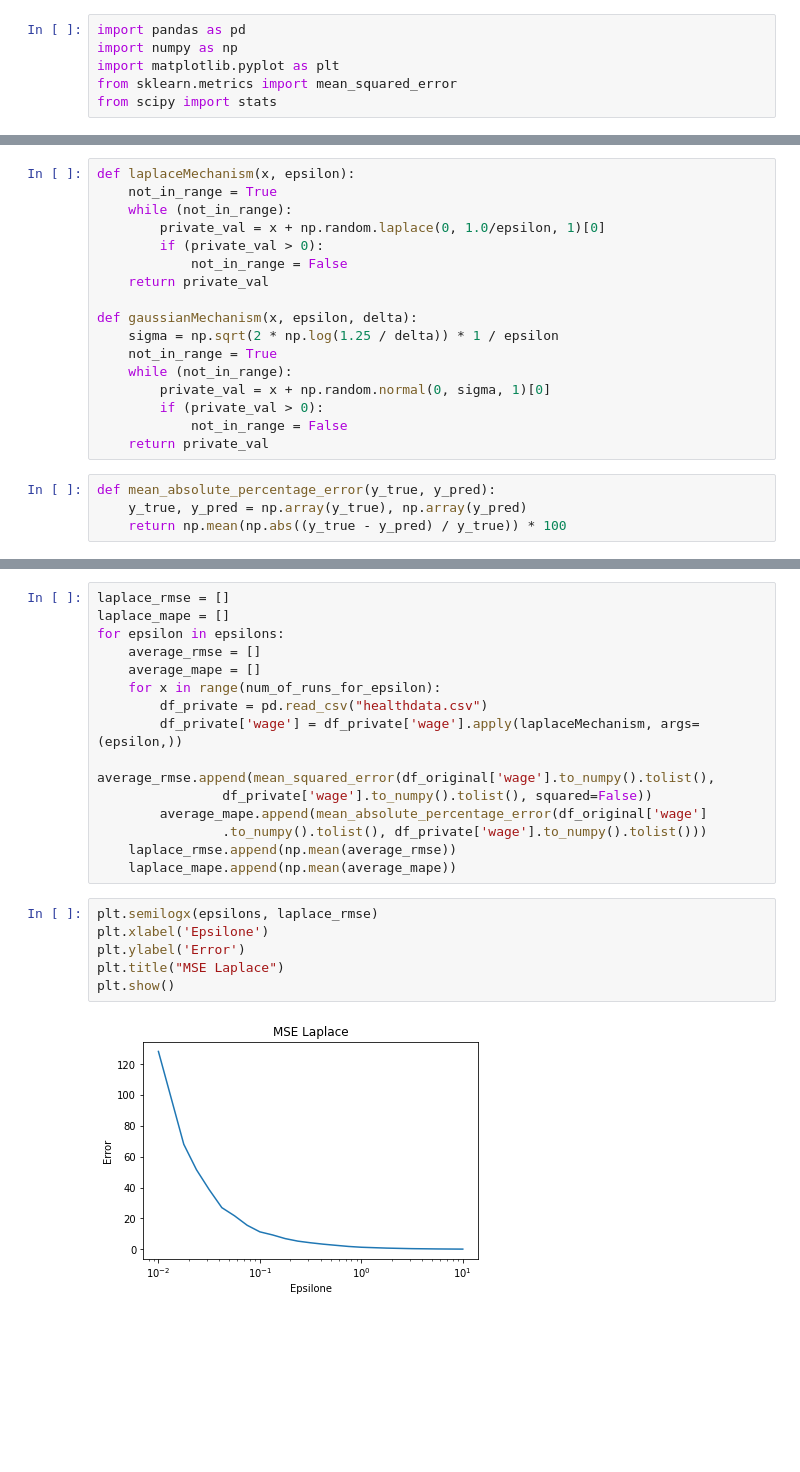
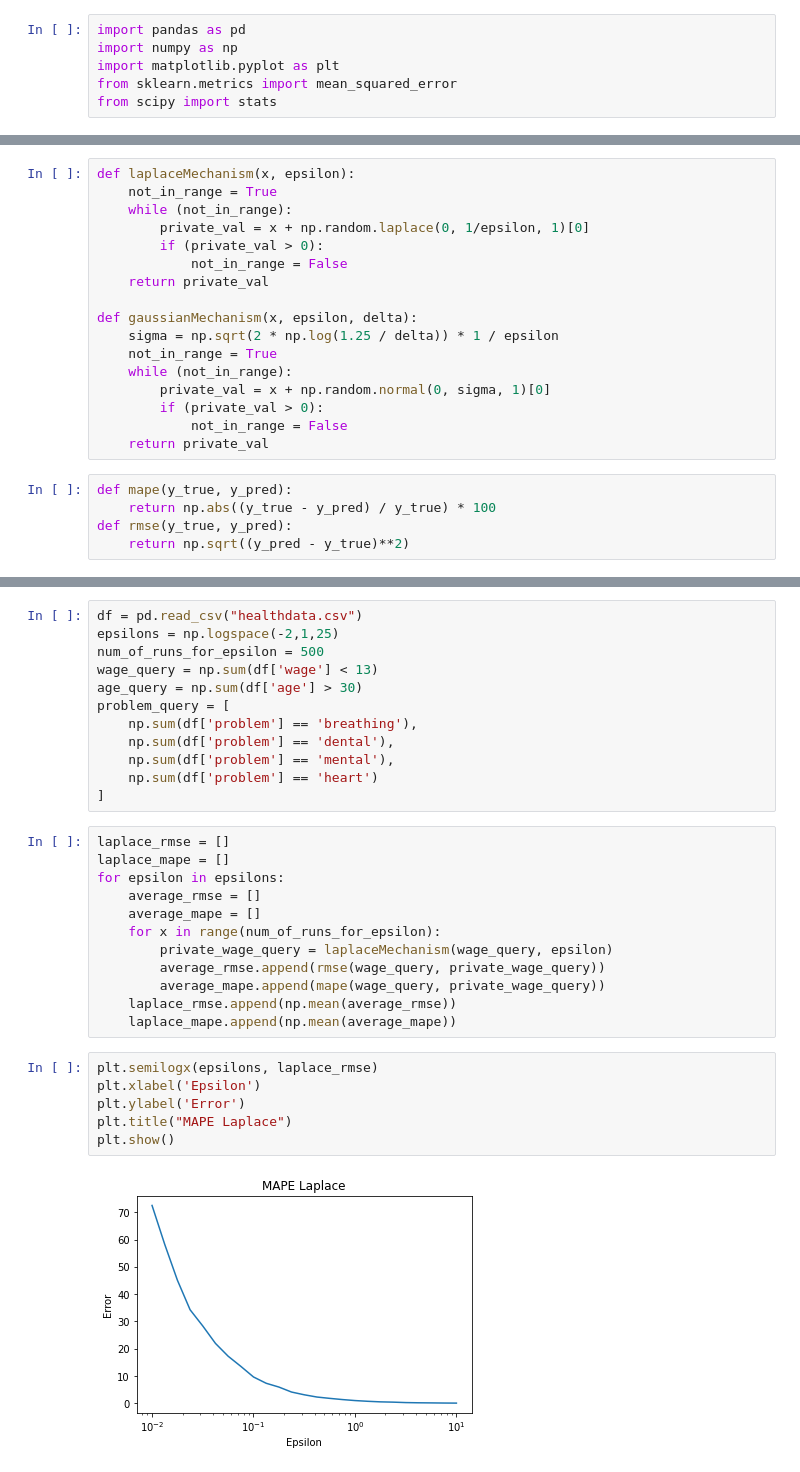
Before and after one commit to aleksandr-kataev/Privacy-Preserving-Algorithms, a Jupyter notebook: diffprivacyNoise.ipynb, the cells around one changed output, grey strips where cells are left out. Drawn from its saved outputs; the diff is of its cells as text; blank space fills up the shorter version.

```diff
--- a/diffprivacyNoise.ipynb
+++ b/diffprivacyNoise.ipynb
@@ -12,7 +10,7 @@ dfo = pd.read_csv("healthdata.csv")
 def laplaceMechanism(x, epsilon):
     not_in_range = True
     while (not_in_range):
-        private_val = x + np.random.laplace(0, 1.0/epsilon, 1)[0]
+        private_val = x + np.random.laplace(0, 1/epsilon, 1)[0]
         if (private_val > 0):
             not_in_range = False
     return private_val
@@ -26,6 +24,7 @@ def gaussianMechanism(x, epsilon, delta):
             not_in_range = False
     return private_val
 # %%
-def mean_absolute_percentage_error(y_true, y_pred):
-    y_true, y_pred = np.array(y_true), np.array(y_pred)
-    return np.mean(np.abs((y_true - y_pred) / y_true)) * 100
+def mape(y_true, y_pred):
+    return np.abs((y_true - y_pred) / y_true) * 100
+def rmse(y_true, y_pred):
+    return np.sqrt((y_pred - y_true)**2)
@@ -36,3 +31,15 @@ df_original = pd.read_csv("healthdata.csv")
+# %%
+df = pd.read_csv("healthdata.csv")
+epsilons = np.logspace(-2,1,25)
+num_of_runs_for_epsilon = 500
+wage_query = np.sum(df['wage'] < 13)
+age_query = np.sum(df['age'] > 30)
+problem_query = [
+    np.sum(df['problem'] == 'breathing'),
+    np.sum(df['problem'] == 'dental'),
+    np.sum(df['problem'] == 'mental'),
+    np.sum(df['problem'] == 'heart')
+]
 # %%
 laplace_rmse = []
 laplace_mape = []
@@ -40,22 +47,19 @@ for epsilon in epsilons:
     average_rmse = []
     average_mape = []
     for x in range(num_of_runs_for_epsilon):
-        df_private = pd.read_csv("healthdata.csv")
-        df_private['wage'] = df_private['wage'].apply(laplaceMechanism, args=(epsilon,))
-        average_rmse.append(mean_squared_error(df_original['wage'].to_numpy().tolist(),
-                df_private['wage'].to_numpy().tolist(), squared=False))
-        average_mape.append(mean_absolute_percentage_error(df_original['wage']
-                .to_numpy().tolist(), df_private['wage'].to_numpy().tolist()))
+        private_wage_query = laplaceMechanism(wage_query, epsilon)
+        average_rmse.append(rmse(wage_query, private_wage_query))
+        average_mape.append(mape(wage_query, private_wage_query))
     laplace_rmse.append(np.mean(average_rmse))
     laplace_mape.append(np.mean(average_mape))
 # %%
 plt.semilogx(epsilons, laplace_rmse)
-plt.xlabel('Epsilone')
+plt.xlabel('Epsilon')
 plt.ylabel('Error')
-plt.title("MSE Laplace")
+plt.title("MAPE Laplace")
 plt.show()
 # %% [output]
-[figure, old version]
+[figure, new version]
 # %%
 plt.semilogx(epsilons, laplace_mape)
 plt.xlabel('Epsilon')
```
Also changed, not shown: parts of 9 cells of this notebook.
